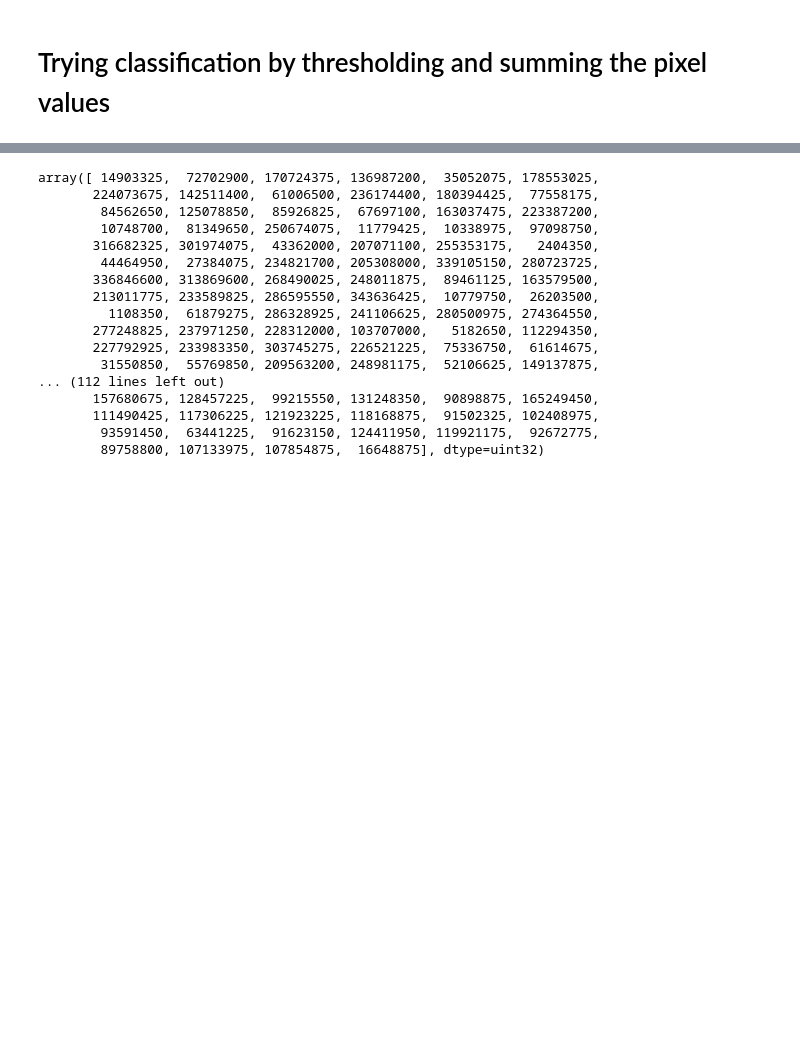
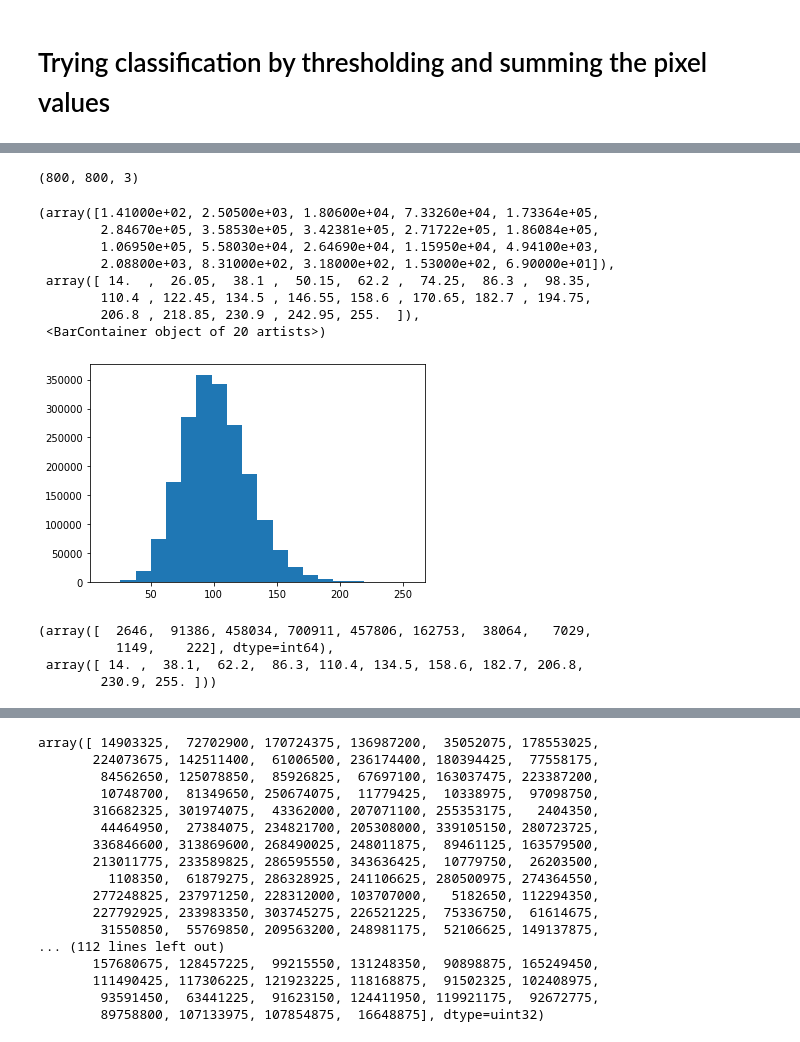
Before and after one commit to alexmak001/SAR-satelite-image-ship-detection, a Jupyter notebook: sean_notebooks/offshore_onshore_classifier.ipynb, the cells around one changed output, grey strips where cells are left out. Drawn from its saved outputs; the diff is of its cells as text; code cells hidden in the pictures; blank space fills up the shorter version.

```diff
--- a/sean_notebooks/offshore_onshore_classifier.ipynb
+++ b/sean_notebooks/offshore_onshore_classifier.ipynb
@@ -322,0 +328,24 @@ plt.imshow(gray_img)
+# %%
+gray_img.shape
+# %% [output]
+(800, 800, 3)
+# %%
+# histogram for gray offshore img before thresholding
+plt.hist(gray_img.flatten(), 20)
+# %% [output]
+(array([1.41000e+02, 2.50500e+03, 1.80600e+04, 7.33260e+04, 1.73364e+05,
+        2.84670e+05, 3.58530e+05, 3.42381e+05, 2.71722e+05, 1.86084e+05,
+        1.06950e+05, 5.58030e+04, 2.64690e+04, 1.15950e+04, 4.94100e+03,
+        2.08800e+03, 8.31000e+02, 3.18000e+02, 1.53000e+02, 6.90000e+01]),
+ array([ 14.  ,  26.05,  38.1 ,  50.15,  62.2 ,  74.25,  86.3 ,  98.35,
+        110.4 , 122.45, 134.5 , 146.55, 158.6 , 170.65, 182.7 , 194.75,
+        206.8 , 218.85, 230.9 , 242.95, 255.  ]),
+ <BarContainer object of 20 artists>)
+[figure, added]
+# %%
+np.histogram(gray_img)
+# %% [output]
+(array([  2646,  91386, 458034, 700911, 457806, 162753,  38064,   7029,
+          1149,    222], dtype=int64),
+ array([ 14. ,  38.1,  62.2,  86.3, 110.4, 134.5, 158.6, 182.7, 206.8,
+        230.9, 255. ]))
```
Also changed, not shown: parts of 31 cells of this notebook.
